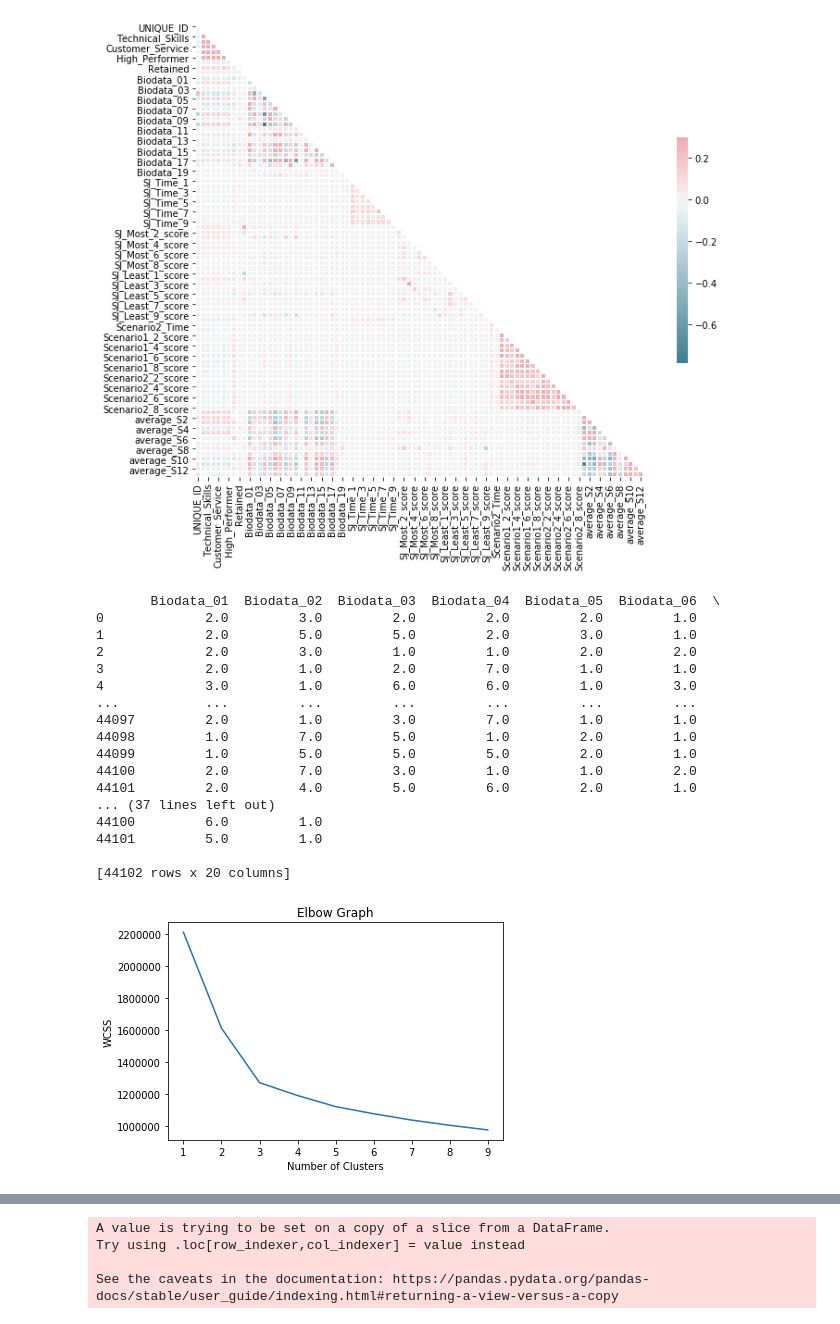
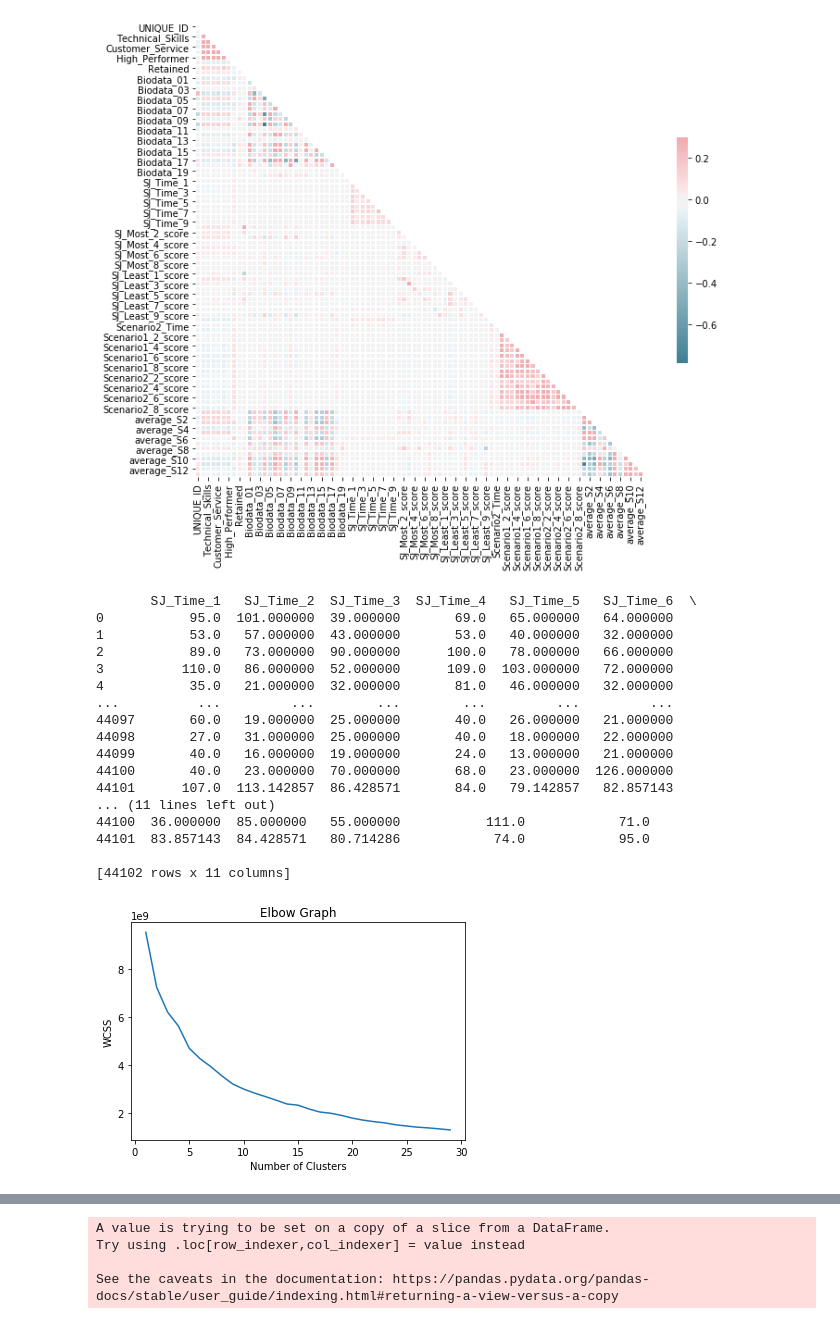
Before and after one commit to ianmburke2233/POIS-0202-Moixa, a Jupyter notebook: Correlations.ipynb, the cells around one changed output, grey strips where cells are left out. Cells and saved outputs as stored; diff of their text form; code cells hidden in the pictures.

```diff
--- a/Correlations.ipynb
+++ b/Correlations.ipynb
@@ -143,27 +147,27 @@ def clustering(feat_regx, n_clusters):
     pred = kmeans.predict(df)
     print(pred)
     return pred
-# %%
-clusterWCSS('Biodata', 10)
-# %% [output]
-       Biodata_01  Biodata_02  Biodata_03  Biodata_04  Biodata_05  Biodata_06  \
-0             2.0         3.0         2.0         2.0         2.0         1.0
-1             2.0         5.0         5.0         2.0         3.0         1.0
-2             2.0         3.0         1.0         1.0         2.0         2.0
-3             2.0         1.0         2.0         7.0         1.0         1.0
-4             3.0         1.0         6.0         6.0         1.0         3.0
-...           ...         ...         ...         ...         ...         ...
-44097         2.0         1.0         3.0         7.0         1.0         1.0
-44098         1.0         7.0         5.0         1.0         2.0         1.0
-44099         1.0         5.0         5.0         5.0         2.0         1.0
-44100         2.0         7.0         3.0         1.0         1.0         2.0
-44101         2.0         4.0         5.0         6.0         2.0         1.0
-... (37 lines left out)
-44100         6.0         1.0
-44101         5.0         1.0
-
-[44102 rows x 20 columns]
-[figure, removed]
+# %%
+clusterWCSS('.+?Time', 30)
+# %% [output]
+       SJ_Time_1   SJ_Time_2  SJ_Time_3  SJ_Time_4   SJ_Time_5   SJ_Time_6  \
+0           95.0  101.000000  39.000000       69.0   65.000000   64.000000
+1           53.0   57.000000  43.000000       53.0   40.000000   32.000000
+2           89.0   73.000000  90.000000      100.0   78.000000   66.000000
+3          110.0   86.000000  52.000000      109.0  103.000000   72.000000
+4           35.0   21.000000  32.000000       81.0   46.000000   32.000000
+...          ...         ...        ...        ...         ...         ...
+44097       60.0   19.000000  25.000000       40.0   26.000000   21.000000
+44098       27.0   31.000000  25.000000       40.0   18.000000   22.000000
+44099       40.0   16.000000  19.000000       24.0   13.000000   21.000000
+44100       40.0   23.000000  70.000000       68.0   23.000000  126.000000
+44101      107.0  113.142857  86.428571       84.0   79.142857   82.857143
+... (11 lines left out)
+44100  36.000000  85.000000   55.000000           111.0            71.0
+44101  83.857143  84.428571   80.714286            74.0            95.0
+
+[44102 rows x 11 columns]
+[figure, added]
 # %%
 clusters = clustering('Biodata', 3)
 # %% [output]
```
Also changed, not shown: parts of 25 cells of this notebook, 2 other files.
